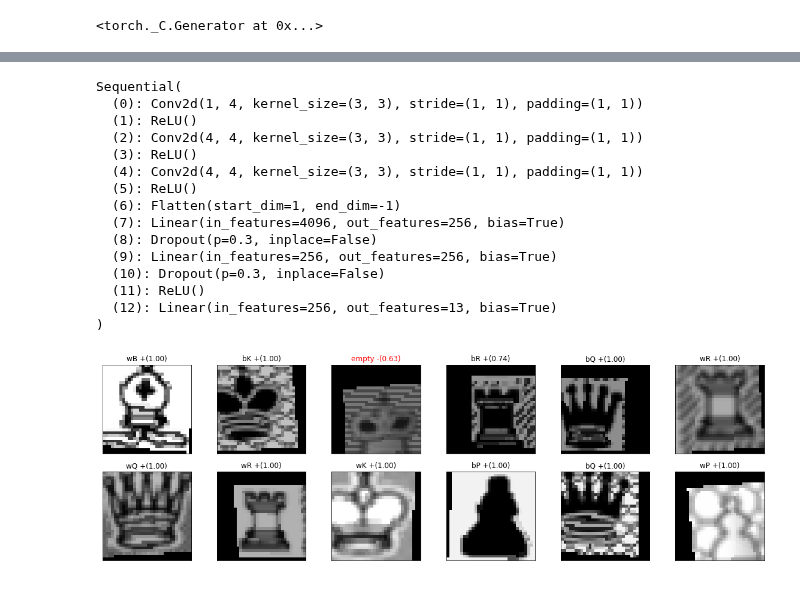
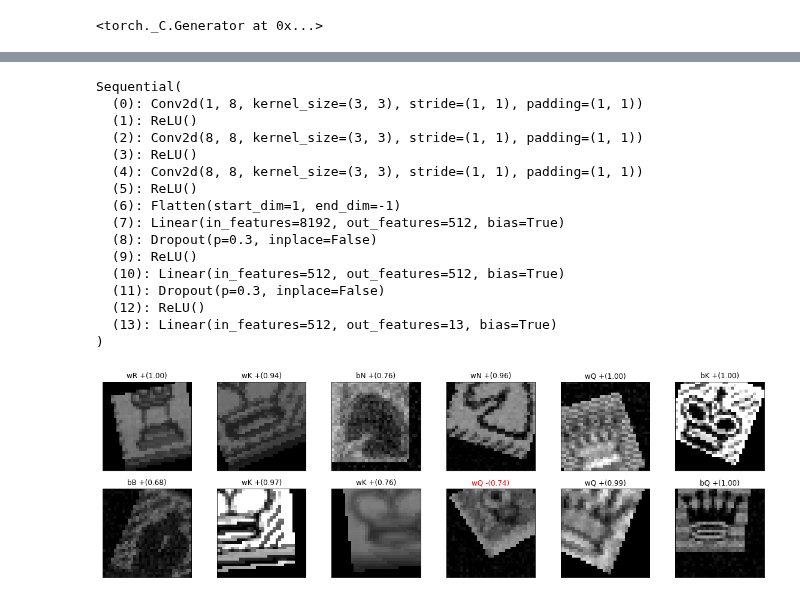
Before and after one commit to hi-ogawa/chess-ocr, a Jupyter notebook: detect_piece.ipynb, the cells around one changed output, grey strips where cells are left out. Drawn from its saved outputs; the diff is of its cells as text; code cells hidden in the pictures.

```diff
--- a/detect_piece.ipynb
+++ b/detect_piece.ipynb
@@ -72,7 +81,9 @@ class Dataset(torch.utils.data.Dataset):
     def __len__(self):
         return len(self.files)
 # %%
-dataset = Dataset('data/train')
+dataset_v1 = Dataset('data/train')
+dataset_v2 = Dataset('data/train-v2/labeled')
+dataset = torch.utils.data.ConcatDataset([dataset_v1, dataset_v2])
 
 len_total = len(dataset)
 len_test = int(0.05 * len_total)
@@ -94,24 +105,27 @@ import torch
 import torch.nn as nn
 import torch.nn.functional as F
 
-in_h = in_w = 32
-out_size = 13
-
 def make_model():
+    in_h = in_w = 32
+    out_size = 13
+    channel_size = 8
+    hidden_size = 512
+    dropout = 0.3
     return nn.Sequential(
-        nn.Conv2d(1, 4, kernel_size=3, padding=1),
+        nn.Conv2d(1, channel_size, kernel_size=3, padding=1),
         nn.ReLU(),
-        nn.Conv2d(4, 4, kernel_size=3, padding=1),
+        nn.Conv2d(channel_size, channel_size, kernel_size=3, padding=1),
         nn.ReLU(),
-        nn.Conv2d(4, 4, kernel_size=3, padding=1),
+        nn.Conv2d(channel_size, channel_size, kernel_size=3, padding=1),
         nn.ReLU(),
         nn.Flatten(),
-        nn.Linear(4 * in_h * in_w, 256),
-        nn.Dropout(0.3),
-        nn.Linear(256, 256),
-        nn.Dropout(0.3),
+        nn.Linear(channel_size * in_h * in_w, hidden_size),
+        nn.Dropout(dropout),
         nn.ReLU(),
-        nn.Linear(256, out_size),
+        nn.Linear(hidden_size, hidden_size),
+        nn.Dropout(dropout),
+        nn.ReLU(),
+        nn.Linear(hidden_size, out_size),
     )
 
 make_model()
@@ -188,7 +208,7 @@ data/checkpoint/model-2021-05-12-22-17-10.pt
 #
 # Load model
 #
-checkpoint_file = 'data/checkpoint/model-2021-05-12-22-17-10.pt'
+checkpoint_file = 'data/checkpoint/model-2021-05-23-19-37-29.pt'
 checkpoint = torch.load(checkpoint_file)
 
 model = make_model()
@@ -196,19 +216,20 @@ model.load_state_dict(checkpoint['model_state_dict'])
 model.eval()
 # %% [output]
 Sequential(
-  (0): Conv2d(1, 4, kernel_size=(3, 3), stride=(1, 1), padding=(1, 1))
+  (0): Conv2d(1, 8, kernel_size=(3, 3), stride=(1, 1), padding=(1, 1))
   (1): ReLU()
-  (2): Conv2d(4, 4, kernel_size=(3, 3), stride=(1, 1), padding=(1, 1))
+  (2): Conv2d(8, 8, kernel_size=(3, 3), stride=(1, 1), padding=(1, 1))
   (3): ReLU()
-  (4): Conv2d(4, 4, kernel_size=(3, 3), stride=(1, 1), padding=(1, 1))
+  (4): Conv2d(8, 8, kernel_size=(3, 3), stride=(1, 1), padding=(1, 1))
   (5): ReLU()
   (6): Flatten(start_dim=1, end_dim=-1)
-  (7): Linear(in_features=4096, out_features=256, bias=True)
+  (7): Linear(in_features=8192, out_features=512, bias=True)
   (8): Dropout(p=0.3, inplace=False)
-  (9): Linear(in_features=256, out_features=256, bias=True)
-  (10): Dropout(p=0.3, inplace=False)
-  (11): ReLU()
-  (12): Linear(in_features=256, out_features=13, bias=True)
+  (9): ReLU()
+  (10): Linear(in_features=512, out_features=512, bias=True)
+  (11): Dropout(p=0.3, inplace=False)
+  (12): ReLU()
+  (13): Linear(in_features=512, out_features=13, bias=True)
 )
 # %%
 def predict(model, x):
@@ -220,29 +241,30 @@ def predict(model, x):
 # %%
 #
 # Plot test dataset result
 #
 
-def _(k=0):
+def _(k=0, apply_augument=True):
     h, w = 2, 6
     fig, axes = plt.subplots(h, w, figsize=(20, 6))
     for i in range(h):
         for j in range(w):
             x, y = testset[(k * h + i) * w + j]
-            x = augument(x.unsqueeze(0))[0]
-            prediction, probability = predict(model, x)
+            if apply_augument:
+                x = augument(x.unsqueeze(0))[0]
+            prediction, probability = predict(model, normalize(x))
             correct = prediction == y[0]
             title = LABELS[prediction] + ' ' + ('+' if correct else '-') + f"({float(probability):.2f})"
             ax = axes[i][j]
             ax.set_title(title, color='black' if correct else 'red')
             ax.set(title=title, xticks=[], yticks=[])
-            ax.imshow(VF.to_pil_image(x).convert('RGB'))
+            show(x, ax)
 
 # [ ipywidgets viewer ]
 # ipyw.interact(_, k=(0, 1000))
 
 _(4)
 # %% [output]
-[figure, old version]
+[figure, new version]
 # %%
 #
 # Predict pieces on 8x8 board
```
Also changed, not shown: parts of 12 cells of this notebook, 9 other files.
